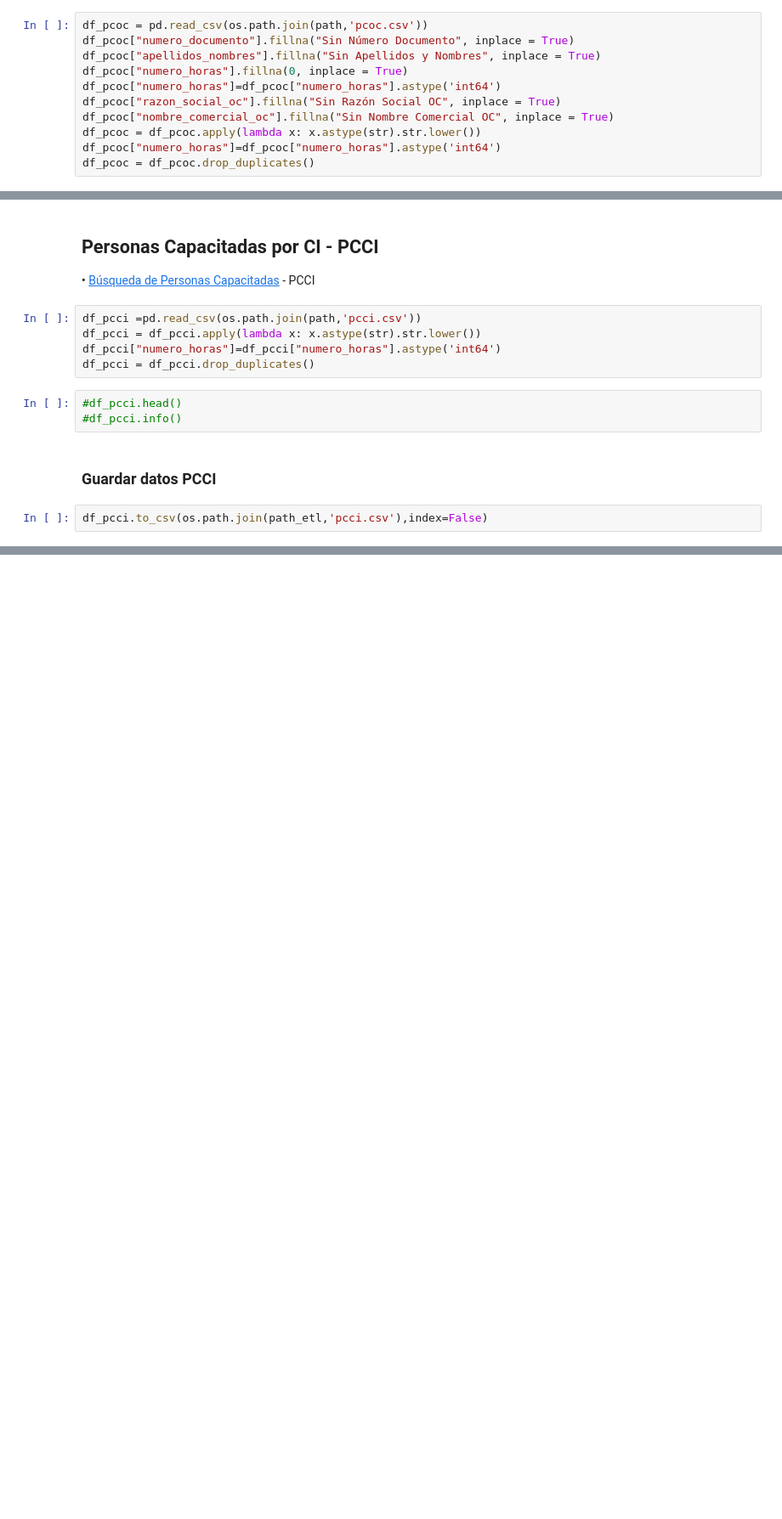
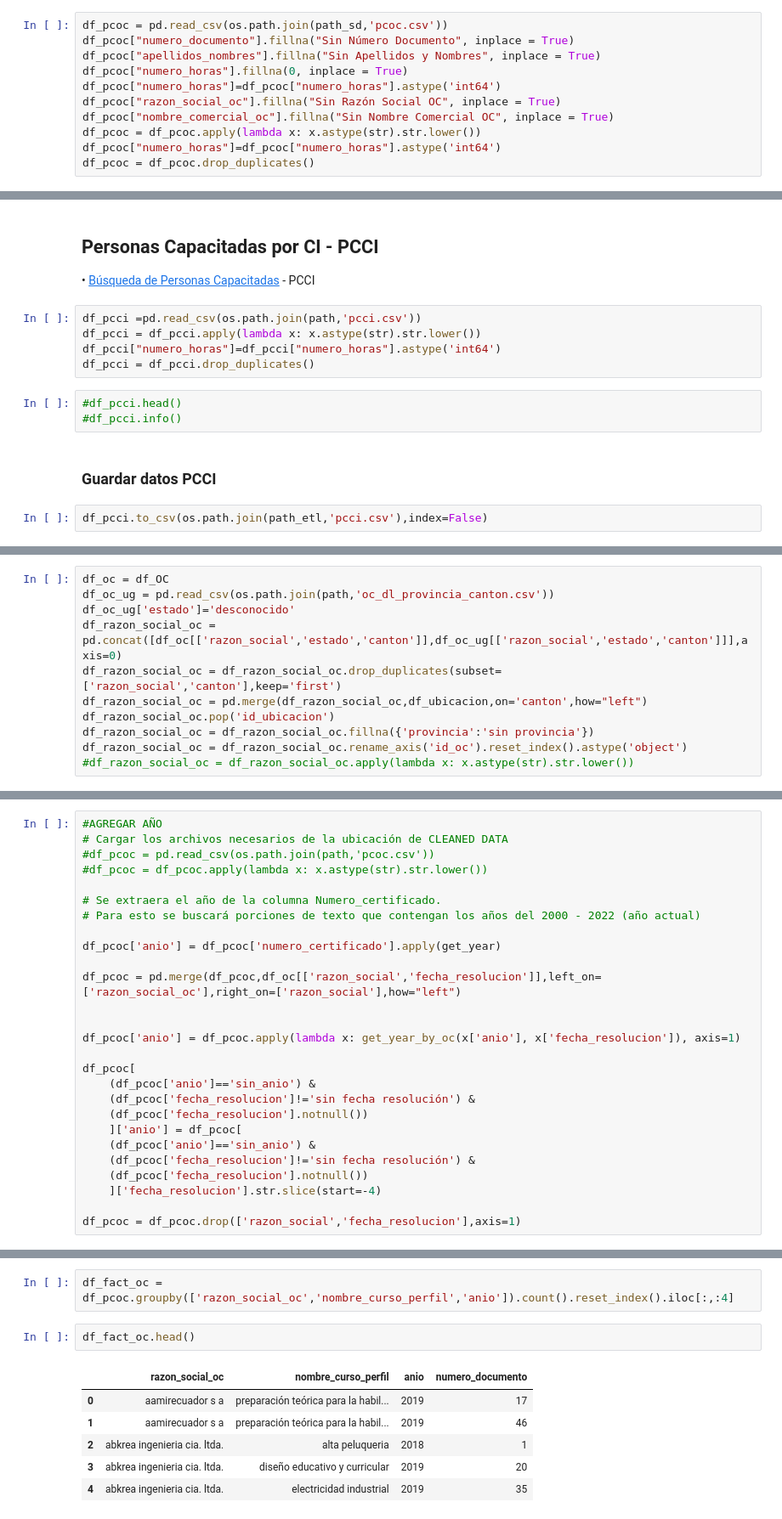
Before and after one commit to Herziox/Data-Mining-System-SETEC, a Jupyter notebook: 3_data_preprocesing_module/Data_PreProcesing.ipynb, the cells around one changed output, grey strips where cells are left out. Shown at 85% size. Saved outputs shown, nothing was run; the diff lists cells and outputs as text; blank space fills up the shorter version.

```diff
--- a/3_data_preprocesing_module/Data_PreProcesing.ipynb
+++ b/3_data_preprocesing_module/Data_PreProcesing.ipynb
@@ -219,7 +244,7 @@ df_oc_cl.to_csv(os.path.join(path_etl,'oc_cl.csv'),index=False)
 
 • [Búsqueda Personas Capacitadas](http://portal.trabajo.gob.ec/setec-portal-web/pages/personasCapacitadasOperadores.jsf#j_idt24:j_idt25) - PCOC
 # %%
-df_pcoc = pd.read_csv(os.path.join(path,'pcoc.csv'))
+df_pcoc = pd.read_csv(os.path.join(path_sd,'pcoc.csv'))
 df_pcoc["numero_documento"].fillna("Sin Número Documento", inplace = True)
 df_pcoc["apellidos_nombres"].fillna("Sin Apellidos y Nombres", inplace = True)
 df_pcoc["numero_horas"].fillna(0, inplace = True)
@@ -464,0 +456,11 @@ df_d_n_pcci.to_csv(path_etl+'doc_name_pcci.csv',index=False)
+# %%
+df_oc = df_OC
+df_oc_ug = pd.read_csv(os.path.join(path,'oc_dl_provincia_canton.csv'))
+df_oc_ug['estado']='desconocido'
+df_razon_social_oc = pd.concat([df_oc[['razon_social','estado','canton']],df_oc_ug[['razon_social','estado','canton']]],axis=0)
+df_razon_social_oc = df_razon_social_oc.drop_duplicates(subset=['razon_social','canton'],keep='first')
+df_razon_social_oc = pd.merge(df_razon_social_oc,df_ubicacion,on='canton',how="left")
+df_razon_social_oc.pop('id_ubicacion')
+df_razon_social_oc = df_razon_social_oc.fillna({'provincia':'sin provincia'})
+df_razon_social_oc = df_razon_social_oc.rename_axis('id_oc').reset_index().astype('object')
+#df_razon_social_oc = df_razon_social_oc.apply(lambda x: x.astype(str).str.lower())
@@ -464,0 +498,27 @@ df_d_n_pcci.to_csv(path_etl+'doc_name_pcci.csv',index=False)
+# %%
+#AGREGAR AÑO
+# Cargar los archivos necesarios de la ubicación de CLEANED DATA
+#df_pcoc = pd.read_csv(os.path.join(path,'pcoc.csv'))
+#df_pcoc = df_pcoc.apply(lambda x: x.astype(str).str.lower())
+
+# Se extraera el año de la columna Numero_certificado.
+# Para esto se buscará porciones de texto que contengan los años del 2000 - 2022 (año actual)
+
+df_pcoc['anio'] = df_pcoc['numero_certificado'].apply(get_year)
+
+df_pcoc = pd.merge(df_pcoc,df_oc[['razon_social','fecha_resolucion']],left_on=['razon_social_oc'],right_on=['razon_social'],how="left")
+
+
+df_pcoc['anio'] = df_pcoc.apply(lambda x: get_year_by_oc(x['anio'], x['fecha_resolucion']), axis=1)
+
+df_pcoc[
+    (df_pcoc['anio']=='sin_anio') &
+    (df_pcoc['fecha_resolucion']!='sin fecha resolución') &
+    (df_pcoc['fecha_resolucion'].notnull())
+    ]['anio'] = df_pcoc[
+    (df_pcoc['anio']=='sin_anio') &
+    (df_pcoc['fecha_resolucion']!='sin fecha resolución') &
+    (df_pcoc['fecha_resolucion'].notnull())
+    ]['fecha_resolucion'].str.slice(start=-4)
+
+df_pcoc = df_pcoc.drop(['razon_social','fecha_resolucion'],axis=1)
@@ -464,0 +539,11 @@ df_d_n_pcci.to_csv(path_etl+'doc_name_pcci.csv',index=False)
+# %%
+df_fact_oc = df_pcoc.groupby(['razon_social_oc','nombre_curso_perfil','anio']).count().reset_index().iloc[:,:4]
+# %%
+df_fact_oc.head()
+# %% [output]
+|  | razon_social_oc | nombre_curso_perfil | anio | numero_documento |
+| 0 | aamirecuador s a | preparación teórica para la habil... | 2019 | 17 |
+| 1 | aamirecuador s a | preparación teórica para la habil... | 2019 | 46 |
+| 2 | abkrea ingenieria cia. ltda. | alta peluqueria | 2018 | 1 |
+| 3 | abkrea ingenieria cia. ltda. | diseño educativo y curricular | 2019 | 20 |
+| 4 | abkrea ingenieria cia. ltda. | electricidad industrial | 2019 | 35 |
```
Also changed, not shown: parts of 150 cells of this notebook, 7 other files.
